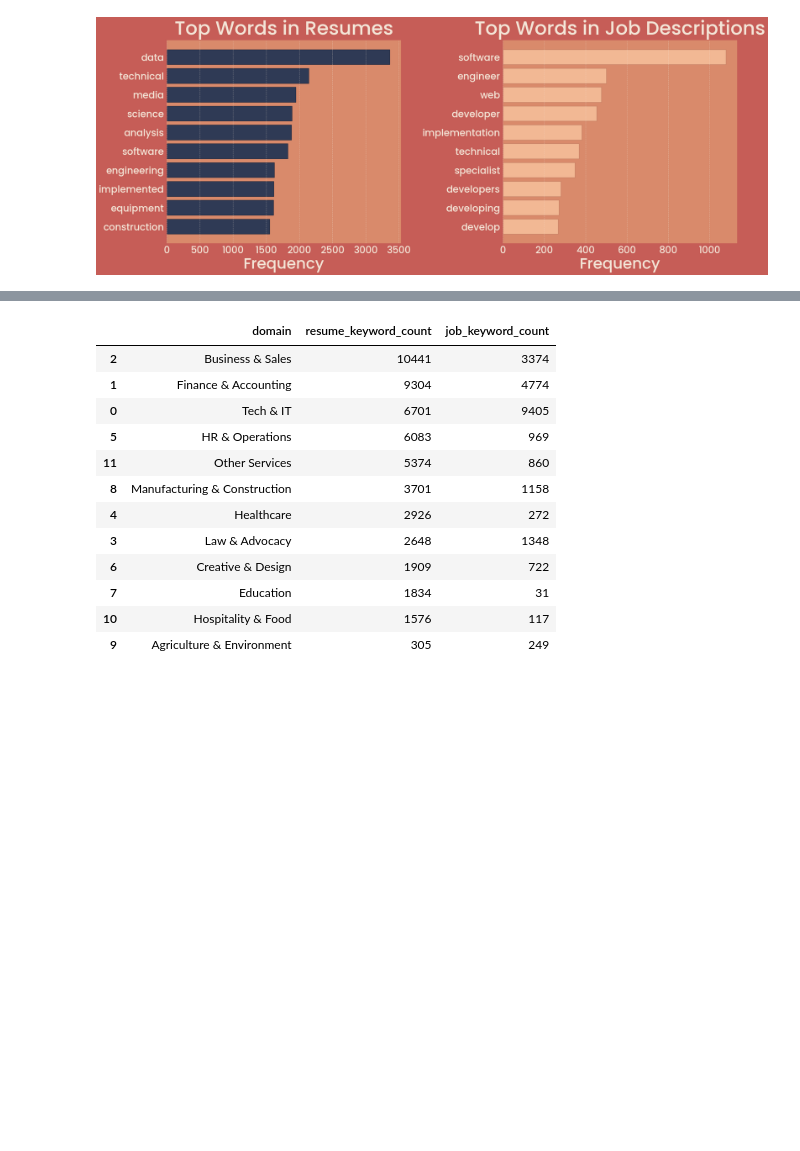
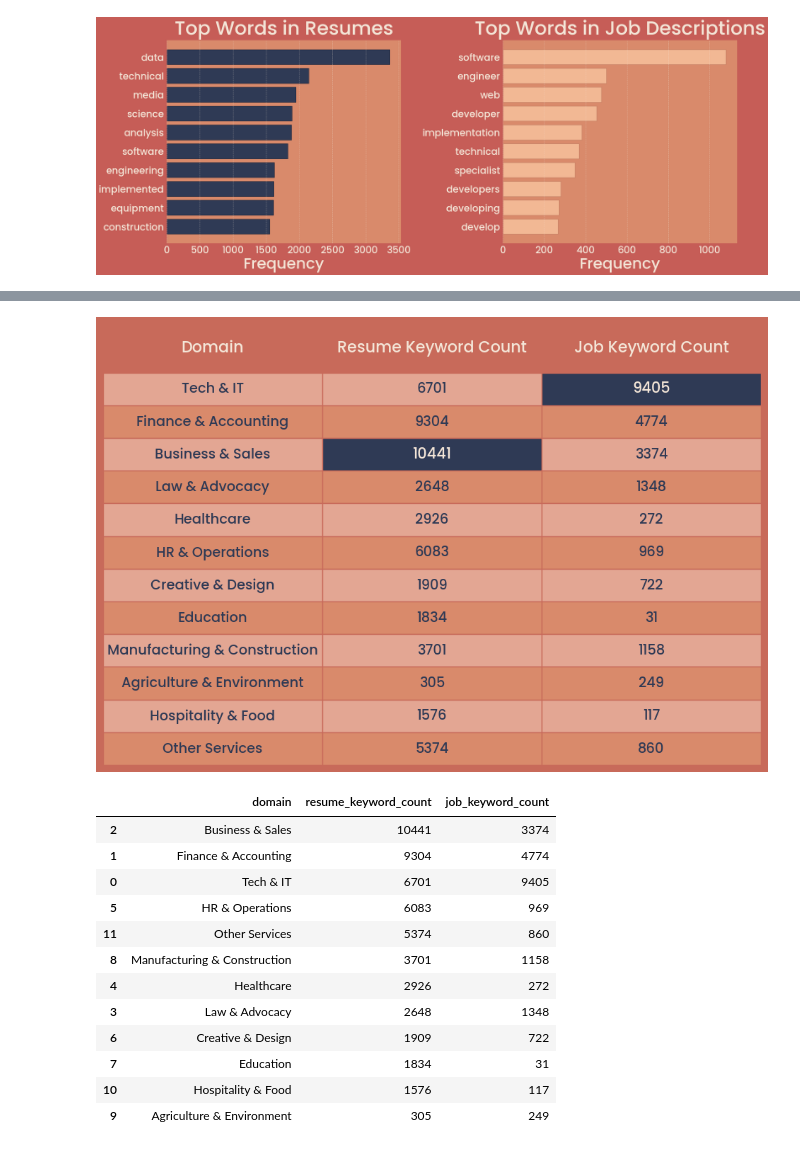
Before and after one commit to MalihaT111/ai-recruitment, a Jupyter notebook: notebooks/3edanormal.ipynb, the cells around one changed output, grey strips where cells are left out. Cells and saved outputs as stored; diff of their text form; code cells hidden in the pictures; blank space fills up the shorter version.

```diff
--- a/notebooks/3edanormal.ipynb
+++ b/notebooks/3edanormal.ipynb
@@ -556,3 +654,95 @@ plot_domain_table(domain_summary)
+# %%
+import matplotlib.pyplot as plt
+import matplotlib.font_manager as fm
+import pandas as pd
+
+# Load Poppins
+fm.fontManager.addfont("Poppins-Medium.ttf")
+plt.rcParams["font.family"] = "Poppins"
+plt.rcParams["font.weight"] = "medium"
+
+def plot_domain_table(df):
+    fig, ax = plt.subplots(figsize=(12, 6))
+
+    # Theme colors
+    header_color = "#C86A5A"      # terracotta
+    cell_color   = "#D98A6B"      # lighter terracotta
+    alt_cell     = "#E3A693"      # alternate row
+    text_color   = "#2F3A55"      # navy
+    header_text  = "#F4E6D8"      # cream
+
+    highlight_bg = "#2F3A55"      # navy highlight
+    highlight_fg = "#F4E6D8"      # cream text
+
+    ax.axis("off")
+
+    # Convert to numeric to compute maxima
+    numeric_df = df.apply(pd.to_numeric, errors="coerce")
+
+    # Identify maxima for resume + job columns
+    col_resume = "Resume Keyword Count"
+    col_job = "Job Keyword Count"
+
+    max_resume = numeric_df[col_resume].max()
+    max_job = numeric_df[col_job].max()
+
+    # Build row alternating colors
+    cell_colors = []
+    for i in range(len(df)):
+        row_color = alt_cell if i % 2 == 0 else cell_color
+        cell_colors.append([row_color] * len(df.columns))
+
+    # Add table
+    table = ax.table(
+        cellText=df.values,
+        colLabels=df.columns,
+        cellColours=cell_colors,
+        colColours=[header_color] * len(df.columns),
+        cellLoc="center",
+        colLoc="center",
+        loc="center"
+    )
+
+    table.auto_set_font_size(False)
+    table.set_fontsize(14)
+
+    # Style cells
+    for (row, col), cell in table.get_celld().items():
+
+        # Header row
+        if row == 0:
+            cell.set_text_props(color=header_text, fontsize=16, fontweight="semibold")
+            cell.set_edgecolor("#C86A5A")
+            cell.set_height(0.15)
+            continue
+
+        # actual data row index in df
+        df_row = row - 1
+        df_col = df.columns[col]
+
+        # Default text style
+        cell.set_text_props(color=text_color, fontweight="normal")
+
+        # Highlight rules
+        value = numeric_df.iloc[df_row, col]
+
+        if df_col == col_resume and value == max_resume:
+            cell.set_facecolor(highlight_bg)
+            cell.set_text_props(color=highlight_fg, fontweight="bold", fontsize=15)
+
+        if df_col == col_job and value == max_job:
+            cell.set_facecolor(highlight_bg)
+            cell.set_text_props(color=highlight_fg, fontweight="bold", fontsize=15)
+
+        # Borders & height stay the same
+        cell.set_edgecolor("#C86A5A")
+        cell.set_height(0.1)
+
+    fig.patch.set_facecolor("#C86A5A")
+    plt.show()
+plot_domain_table(domain_summary)
+# %% [output]
+[figure, added]
 # %%
 domain_summary
 # %% [output]
```
Also changed, not shown: parts of 6 cells of this notebook, 1 other file.
